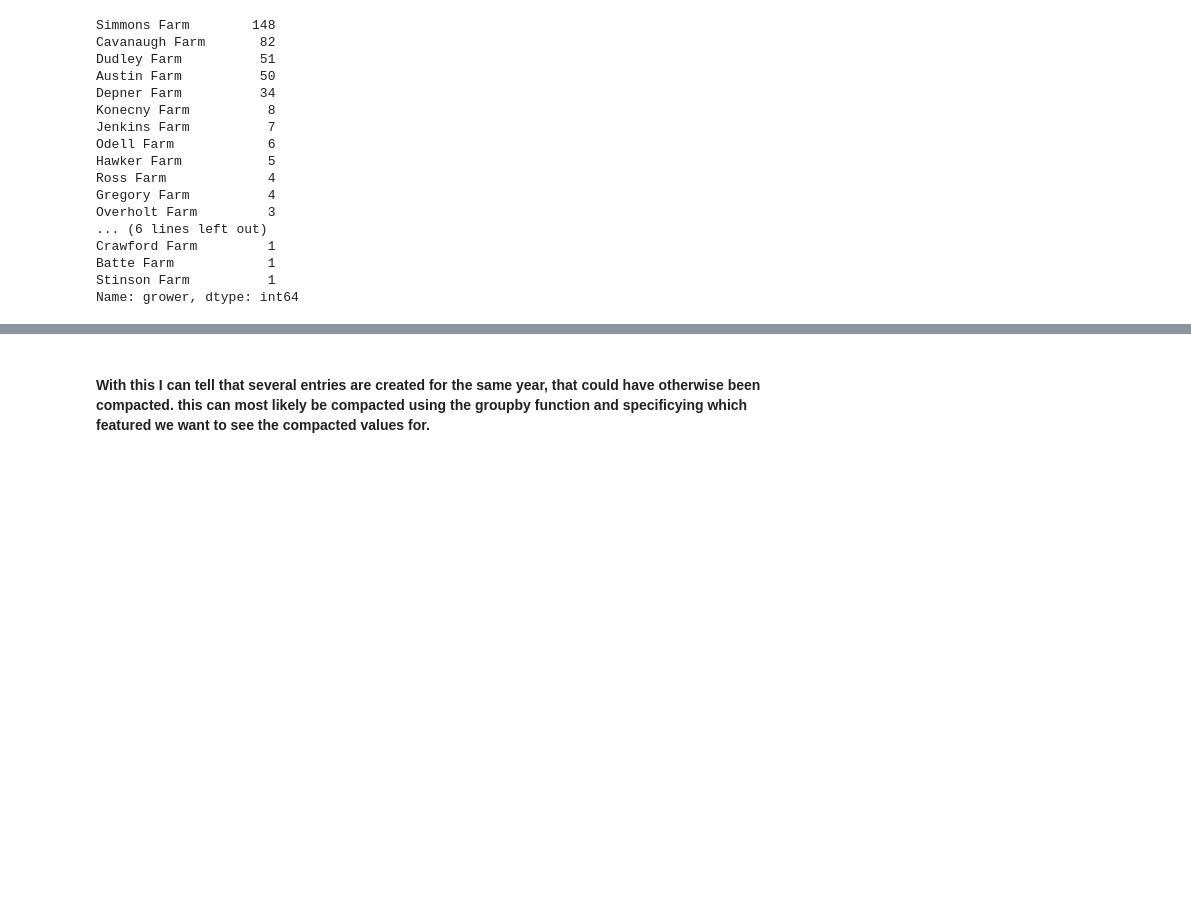
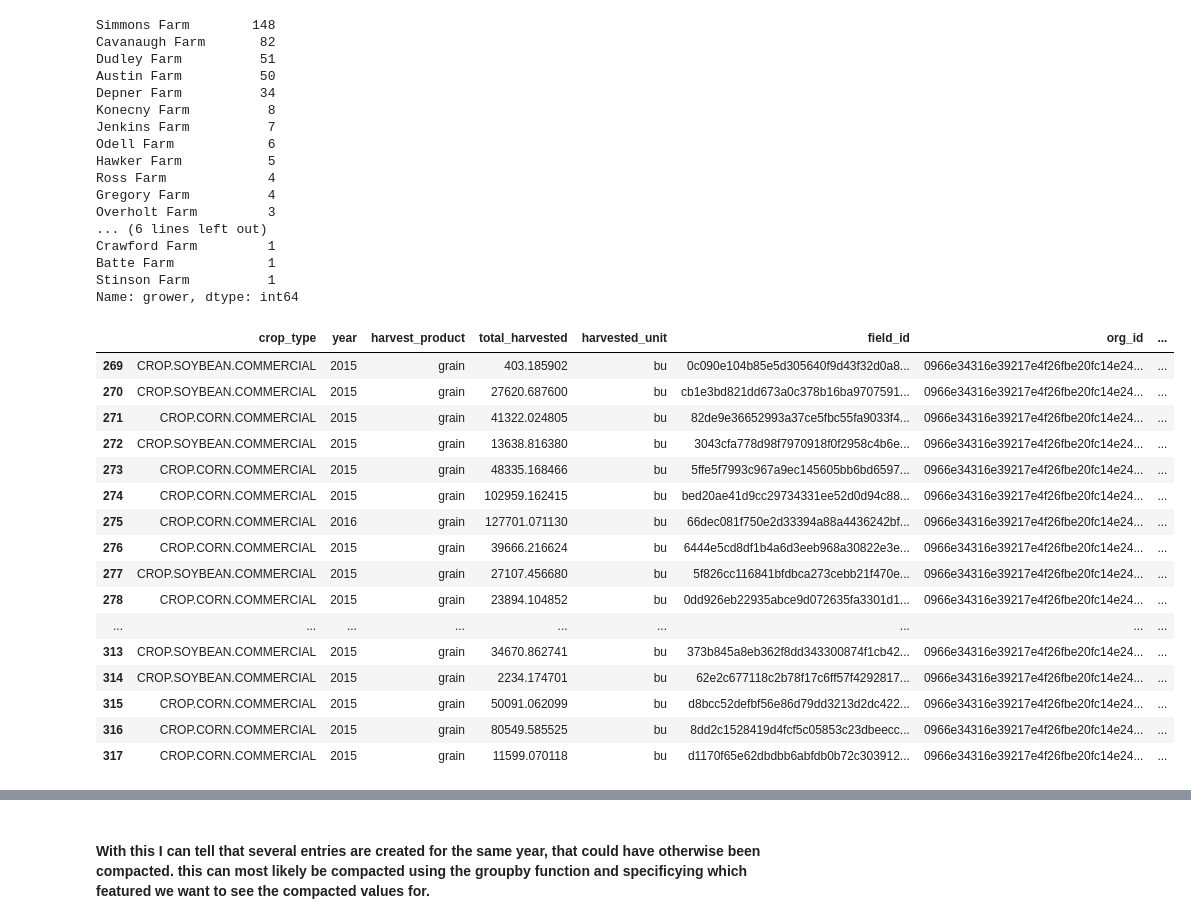
Before and after one commit to zackseyun/Granular_Data_Analysis, a Jupyter notebook: Granular Farm Data Technical Challenge.ipynb, the cells around one changed output, grey strips where cells are left out. Drawn from its saved outputs; the diff is of its cells as text; code cells hidden in the pictures; blank space fills up the shorter version.

```diff
--- a/Granular Farm Data Technical Challenge.ipynb
+++ b/Granular Farm Data Technical Challenge.ipynb
@@ -133,6 +124,26 @@ Crawford Farm         1
 Batte Farm            1
 Stinson Farm          1
 Name: grower, dtype: int64
+# %%
+mergedDf.loc[mergedDf['grower']=='Austin Farm']
+# %% [output]
+|  | crop_type | year | harvest_product | total_harvested | harvested_unit | field_id | org_id | ... |
+| 269 | CROP.SOYBEAN.COMMERCIAL | 2015 | grain | 403.185902 | bu | 0c090e104b85e5d305640f9d43f32d0a8... | 0966e34316e39217e4f26fbe20fc14e24... | ... |
+| 270 | CROP.SOYBEAN.COMMERCIAL | 2015 | grain | 27620.687600 | bu | cb1e3bd821dd673a0c378b16ba9707591... | 0966e34316e39217e4f26fbe20fc14e24... | ... |
+| 271 | CROP.CORN.COMMERCIAL | 2015 | grain | 41322.024805 | bu | 82de9e36652993a37ce5fbc55fa9033f4... | 0966e34316e39217e4f26fbe20fc14e24... | ... |
+| 272 | CROP.SOYBEAN.COMMERCIAL | 2015 | grain | 13638.816380 | bu | 3043cfa778d98f7970918f0f2958c4b6e... | 0966e34316e39217e4f26fbe20fc14e24... | ... |
+| 273 | CROP.CORN.COMMERCIAL | 2015 | grain | 48335.168466 | bu | 5ffe5f7993c967a9ec145605bb6bd6597... | 0966e34316e39217e4f26fbe20fc14e24... | ... |
+| 274 | CROP.CORN.COMMERCIAL | 2015 | grain | 102959.162415 | bu | bed20ae41d9cc29734331ee52d0d94c88... | 0966e34316e39217e4f26fbe20fc14e24... | ... |
+| 275 | CROP.CORN.COMMERCIAL | 2016 | grain | 127701.071130 | bu | 66dec081f750e2d33394a88a4436242bf... | 0966e34316e39217e4f26fbe20fc14e24... | ... |
+| 276 | CROP.CORN.COMMERCIAL | 2015 | grain | 39666.216624 | bu | 6444e5cd8df1b4a6d3eeb968a30822e3e... | 0966e34316e39217e4f26fbe20fc14e24... | ... |
+| 277 | CROP.SOYBEAN.COMMERCIAL | 2015 | grain | 27107.456680 | bu | 5f826cc116841bfdbca273cebb21f470e... | 0966e34316e39217e4f26fbe20fc14e24... | ... |
+| 278 | CROP.CORN.COMMERCIAL | 2015 | grain | 23894.104852 | bu | 0dd926eb22935abce9d072635fa3301d1... | 0966e34316e39217e4f26fbe20fc14e24... | ... |
+| ... | ... | ... | ... | ... | ... | ... | ... | ... |
+| 313 | CROP.SOYBEAN.COMMERCIAL | 2015 | grain | 34670.862741 | bu | 373b845a8eb362f8dd343300874f1cb42... | 0966e34316e39217e4f26fbe20fc14e24... | ... |
+| 314 | CROP.SOYBEAN.COMMERCIAL | 2015 | grain | 2234.174701 | bu | 62e2c677118c2b78f17c6ff57f4292817... | 0966e34316e39217e4f26fbe20fc14e24... | ... |
+| 315 | CROP.CORN.COMMERCIAL | 2015 | grain | 50091.062099 | bu | d8bcc52defbf56e86d79dd3213d2dc422... | 0966e34316e39217e4f26fbe20fc14e24... | ... |
+| 316 | CROP.CORN.COMMERCIAL | 2015 | grain | 80549.585525 | bu | 8dd2c1528419d4fcf5c05853c23dbeecc... | 0966e34316e39217e4f26fbe20fc14e24... | ... |
+| 317 | CROP.CORN.COMMERCIAL | 2015 | grain | 11599.070118 | bu | d1170f65e62dbdbb6abfdb0b72c303912... | 0966e34316e39217e4f26fbe20fc14e24... | ... |
 # %%
 mergedDf.loc[mergedDf['grower']=='Dudley Farm'].year.value_counts()
 # %% [output]
```
Also changed, not shown: parts of 11 cells of this notebook.
